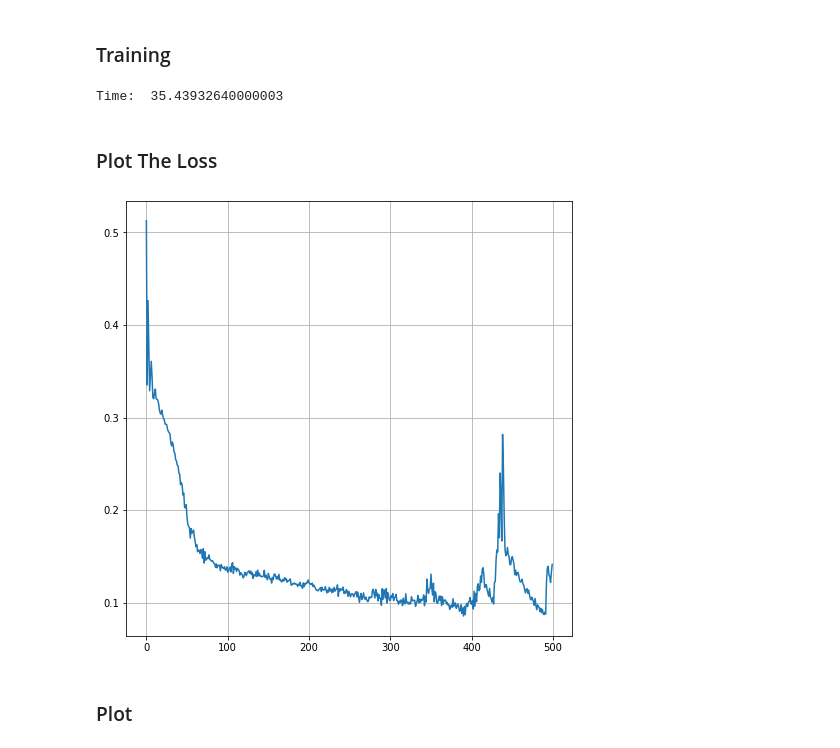
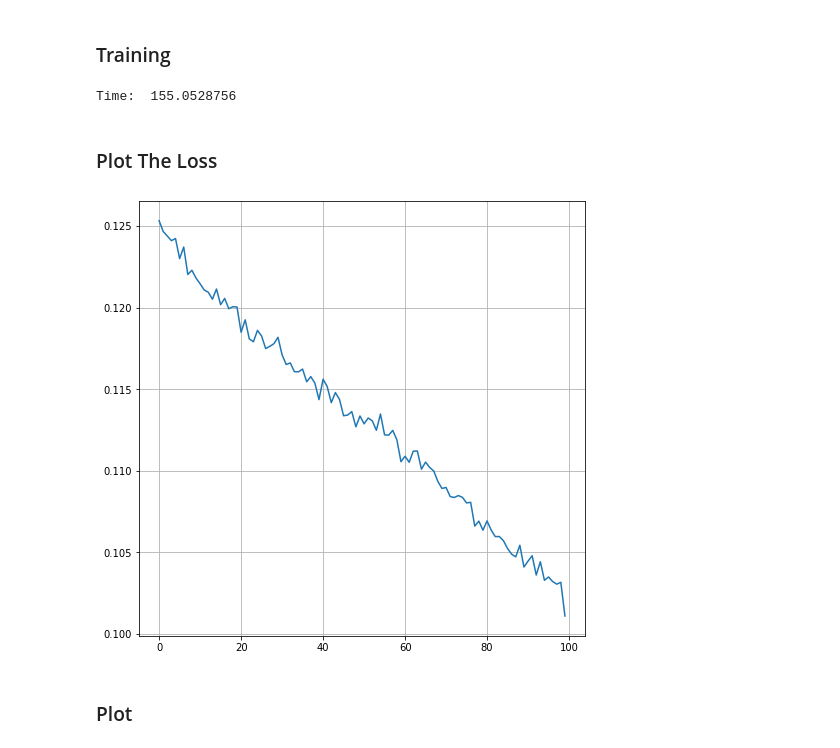
Before and after one commit to Ricvalp/ML_DynamicalSystems, a Jupyter notebook: Code/RaissiEtAltri.ipynb, the cells around one changed output. Drawn from its saved outputs; the diff is of its cells as text; code cells hidden in the pictures.

```diff
--- a/Code/RaissiEtAltri.ipynb
+++ b/Code/RaissiEtAltri.ipynb
@@ -23,12 +23,12 @@ class custom_model:
     def __init__(self):
         xavier=tf.keras.initializers.GlorotUniform()
         self.l1=tf.keras.layers.Dense(2,kernel_initializer=xavier,activation=tf.nn.tanh)
-        self.l2=tf.keras.layers.Dense(10,kernel_initializer=xavier,activation=tf.nn.tanh)
-        self.l3=tf.keras.layers.Dense(10,kernel_initializer=xavier,activation=tf.nn.tanh)
-        self.l4=tf.keras.layers.Dense(10,kernel_initializer=xavier,activation=tf.nn.tanh)
-        self.l5=tf.keras.layers.Dense(10,kernel_initializer=xavier,activation=tf.nn.tanh)
-        self.l6=tf.keras.layers.Dense(10,kernel_initializer=xavier,activation=tf.nn.tanh)
-        self.l7=tf.keras.layers.Dense(10,kernel_initializer=xavier,activation=tf.nn.tanh)
+        self.l2=tf.keras.layers.Dense(100,kernel_initializer=xavier,activation=tf.nn.tanh)
+        self.l3=tf.keras.layers.Dense(100,kernel_initializer=xavier,activation=tf.nn.tanh)
+        self.l4=tf.keras.layers.Dense(100,kernel_initializer=xavier,activation=tf.nn.tanh)
+        self.l5=tf.keras.layers.Dense(100,kernel_initializer=xavier,activation=tf.nn.tanh)
+        self.l6=tf.keras.layers.Dense(100,kernel_initializer=xavier,activation=tf.nn.tanh)
+        self.l7=tf.keras.layers.Dense(100,kernel_initializer=xavier,activation=tf.nn.tanh)
         self.out=tf.keras.layers.Dense(1,kernel_initializer=xavier)
         self.train_op = tf.keras.optimizers.Adam(learning_rate=0.01)
 
@@ -117,7 +117,7 @@ Model = custom_model()
 # %%
 N_initial = 200
 N_boundary = 300
-N_collocation = 1000
+N_collocation = 20000
 
 I_points = tf.constant([[0 , rdm.randrange(-1000, 1001, 1)*0.001] for i in range(N_initial)])
 B_points = tf.constant([[rdm.randrange(0, 1000, 1)*0.001, rdm.randrange(-1,2,2)] for i in range(N_boundary)])
@@ -180,16 +180,16 @@ for i in range(epochs):
 stop = timeit.default_timer()
 print('Time: ', stop - start)
 # %% [output]
-Time:  35.43932640000003
+Time:  155.0528756
 # %% [markdown]
 ### Plot The Loss
 # %%
 plt.figure(figsize=(8, 8))
-plt.plot(Loss[0:500])
+plt.plot(Loss[400:500])
 plt.grid()
 plt.show()
 # %% [output]
-[figure, old version]
+[figure, new version]
 # %% [markdown]
 ### Plot
 # %%
```
Also changed, not shown: parts of 7 cells of this notebook, 10 other files.
